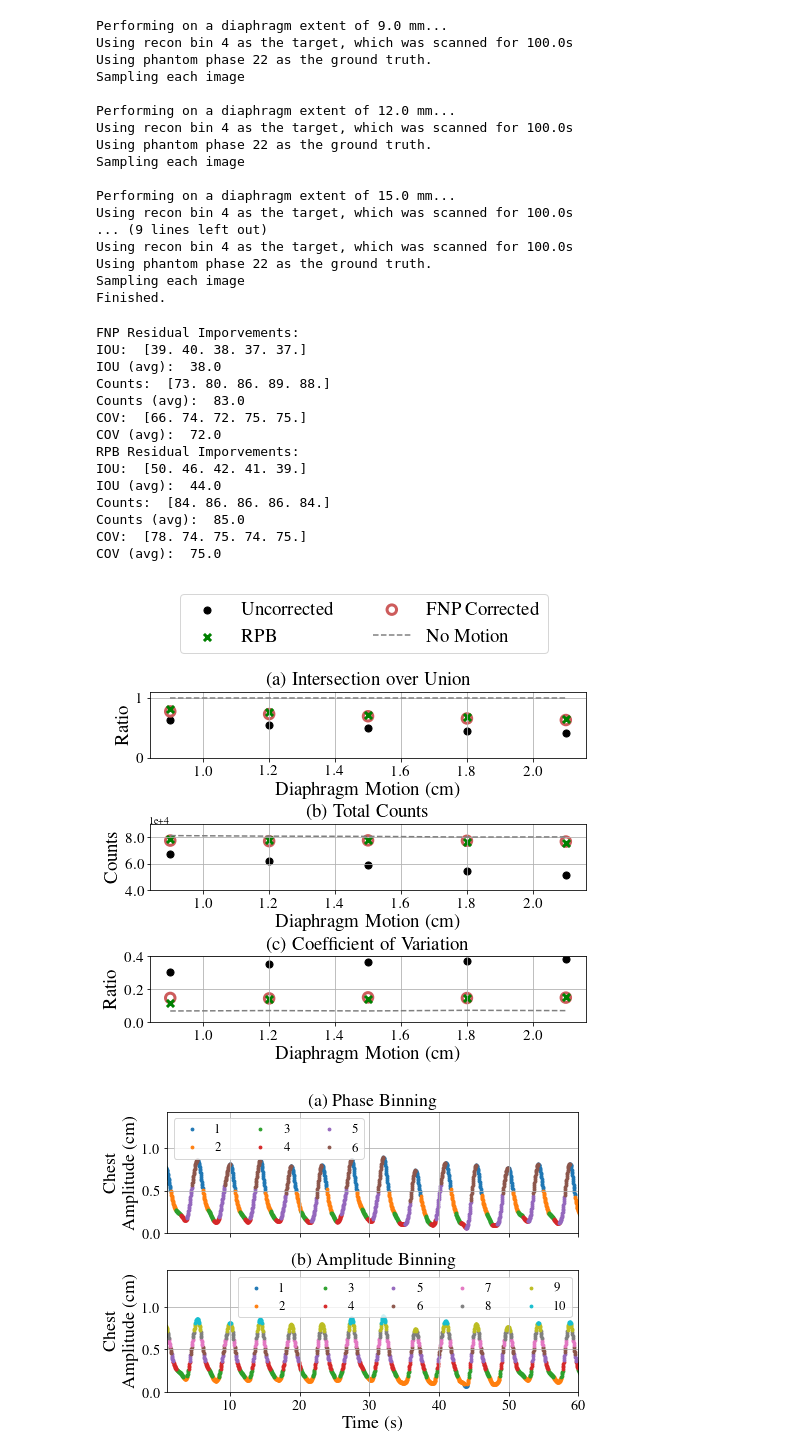
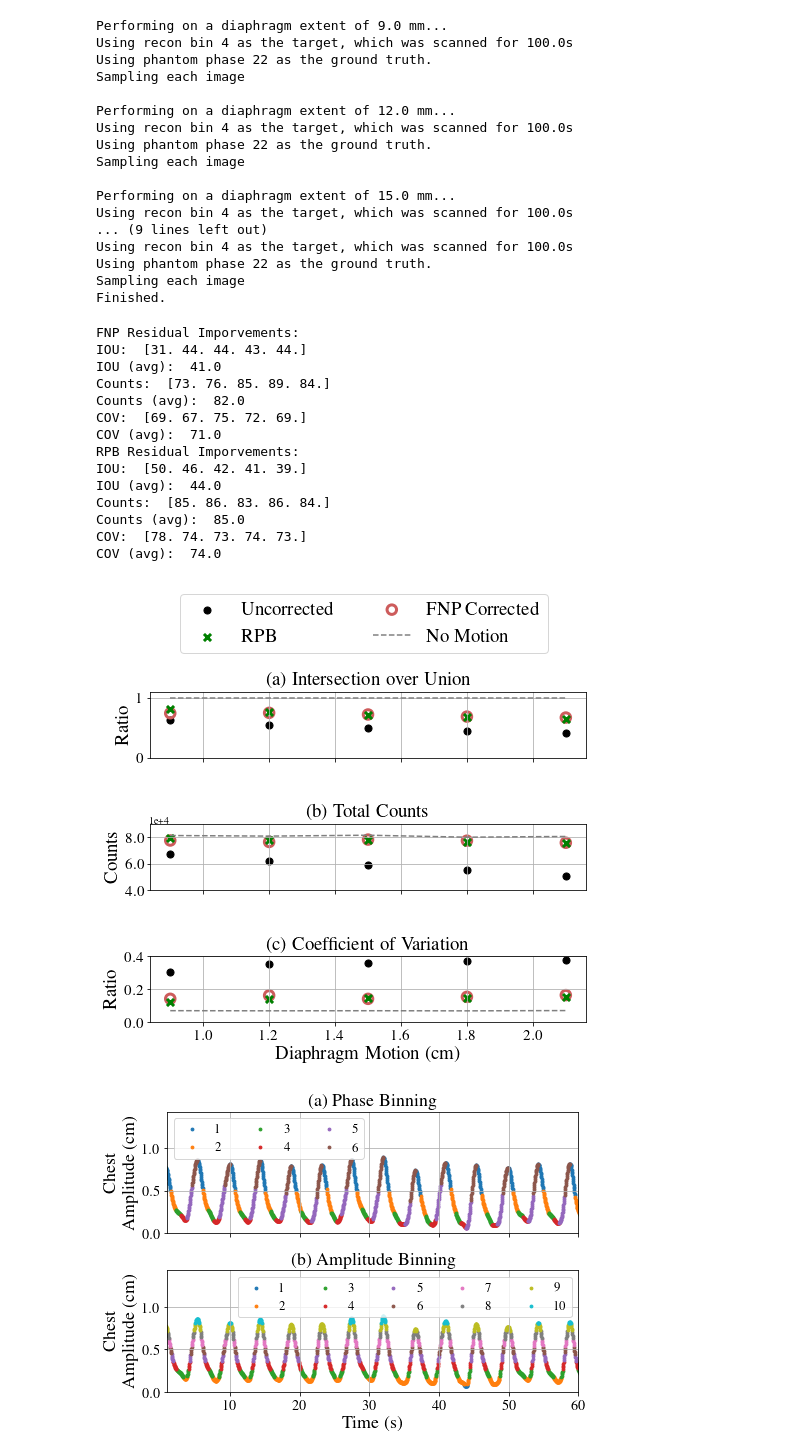
Before and after one commit to teaghan/FlowNet_PET, a Jupyter notebook: Comparing_Against_RPB.ipynb, the cells around one changed output. Drawn from its saved outputs; the diff is of its cells as text; code cells hidden in the pictures.

```diff
--- a/Comparing_Against_RPB.ipynb
+++ b/Comparing_Against_RPB.ipynb
@@ -190,31 +190,31 @@ Using recon bin 4 as the target, which was scanned for 100.0s
 Using phantom phase 22 as the ground truth.
 Sampling each image
 Finished.
-# %%
-plot_metric_comparison_vert(1.5*np.array(AP_expansions), tot_counts_gt, tot_counts_rb,
-                       tot_counts_orig, tot_counts_corr,
-                       snr_gt, snr_rb, snr_orig, snr_corr,
-                       iou_rb, iou_orig, iou_corr,
-                       y_lims=[(0,1.1),(4e4,9e4), (0,0.4)], fontsize=19,
-                       cov=True,
-                       x_label='Diaphragm Motion (cm)',
-                            savename='figures/fig8.pdf')
-# %% [output]
-FNP Residual Imporvements:
-IOU:  [39. 40. 38. 37. 37.]
-IOU (avg):  38.0
-Counts:  [73. 80. 86. 89. 88.]
-Counts (avg):  83.0
-COV:  [66. 74. 72. 75. 75.]
-COV (avg):  72.0
-RPB Residual Imporvements:
-IOU:  [50. 46. 42. 41. 39.]
-IOU (avg):  44.0
-Counts:  [84. 86. 86. 86. 84.]
-Counts (avg):  85.0
-COV:  [78. 74. 75. 74. 75.]
-COV (avg):  75.0
-[figure, removed]
+# %%
+plot_metric_comparison_vert(1.5*np.array(AP_expansions), tot_counts_gt, tot_counts_rb,
+                       tot_counts_orig, tot_counts_corr,
+                       snr_gt, snr_rb, snr_orig, snr_corr,
+                       iou_rb, iou_orig, iou_corr,
+                       y_lims=[(0,1.1),(4e4,9e4), (0,0.4)], fontsize=19,
+                       cov=True, sharex=True,
+                       x_label='Diaphragm Motion (cm)',
+                            savename='figures/fig8.pdf')
+# %% [output]
+FNP Residual Imporvements:
+IOU:  [31. 44. 44. 43. 44.]
+IOU (avg):  41.0
+Counts:  [73. 76. 85. 89. 84.]
+Counts (avg):  82.0
+COV:  [69. 67. 75. 72. 69.]
+COV (avg):  71.0
+RPB Residual Imporvements:
+IOU:  [50. 46. 42. 41. 39.]
+IOU (avg):  44.0
+Counts:  [85. 86. 83. 86. 84.]
+Counts (avg):  85.0
+COV:  [78. 74. 73. 74. 73.]
+COV (avg):  74.0
+[figure, added]
 # %%
 plot_breath_binning(breath_time, breath_amp,
                     recon_phase_indices, breath_recon_phase,
```
Also changed, not shown: parts of 1 cell of this notebook, 20 other files.
